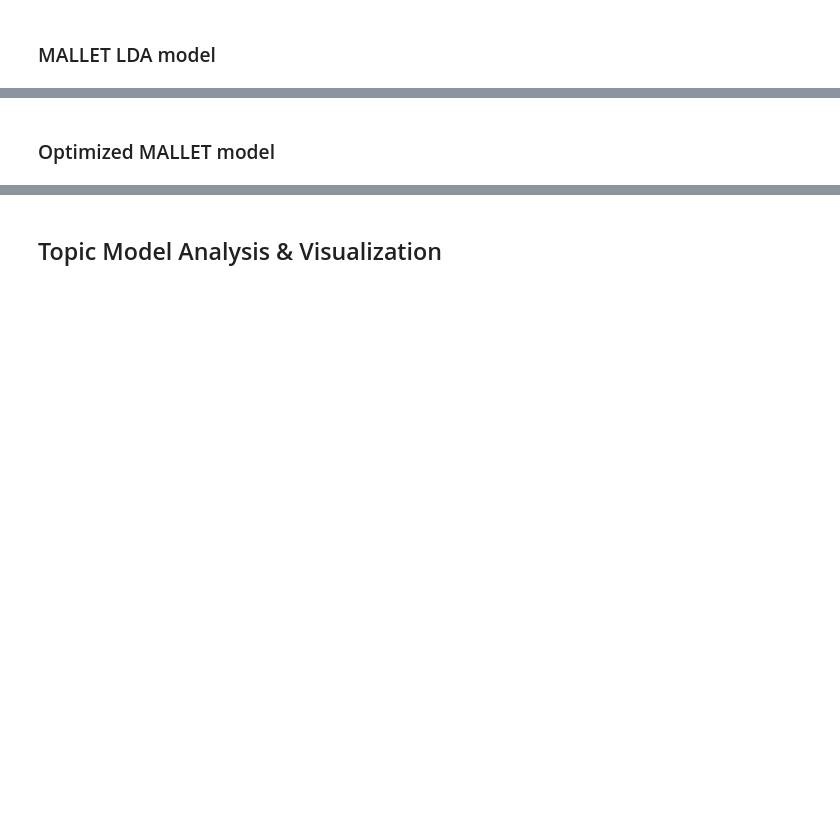
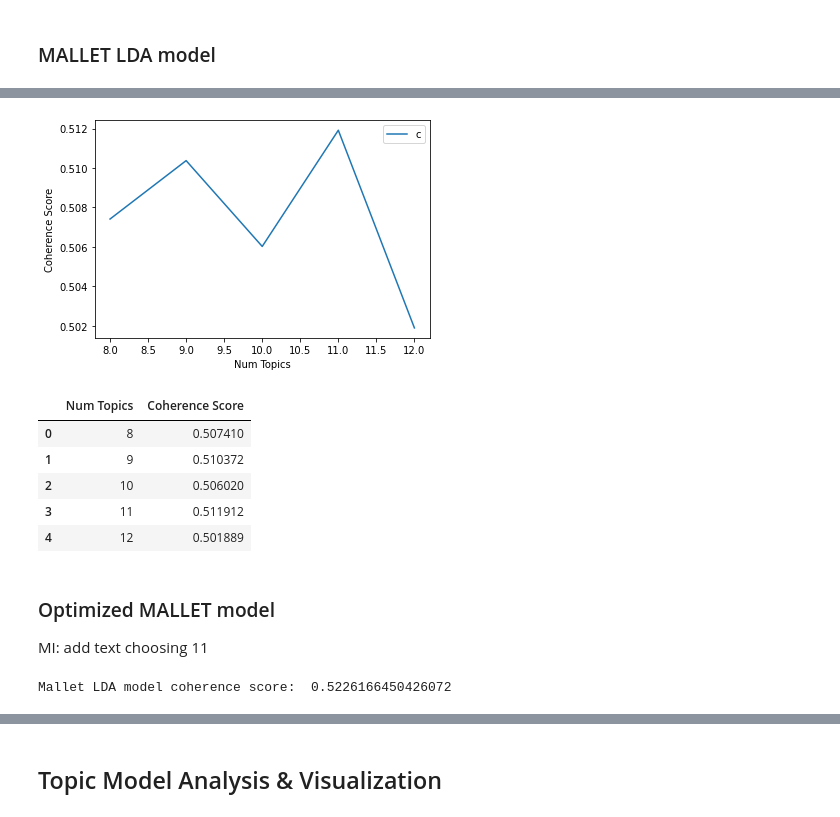
Before and after one commit to JeremyOBrien16/CUNY_DATA_620, a Jupyter notebook: ProjectFinal/data620project_final.ipynb, the cells around one changed output, grey strips where cells are left out. Cells and saved outputs as stored; diff of their text form; code cells hidden in the pictures; blank space fills up the shorter version.

```diff
--- a/ProjectFinal/data620project_final.ipynb
+++ b/ProjectFinal/data620project_final.ipynb
@@ -441,32 +449,39 @@ KeyboardInterrupt:
 # %%
 # Cast narrower net in range of 6 to 25 in single steps to smooth and find optimum in number of topics
 mlt_narrow_model_list, mlt_narrow_coherence_values = compute_coherence_values(model_type='LdaMallet',
                                                                             dictionary=id2word,
                                                                             corpus=corpus,
                                                                             texts=data_lemmatized,
-                                                                            start=6,
-                                                                            limit=25,
+                                                                            start=8,
+                                                                            limit=13,
                                                                             step=1)
 
 # Chart narrower net of optimal number of topics
 mlt_narrow_coherence = chart_model_coherence(mlt_narrow_coherence_values,
                       start=8,
-                      limit=25,
+                      limit=13,
                       step=1)
 mlt_narrow_coherence
+# %% [output]
+[figure, added]
+|  | Num Topics | Coherence Score |
+| 0 | 8 | 0.507410 |
+| 1 | 9 | 0.510372 |
+| 2 | 10 | 0.506020 |
+| 3 | 11 | 0.511912 |
+| 4 | 12 | 0.501889 |
 # %% [markdown]
 ### Optimized MALLET model
+
+MI: add text choosing 11
 # %%
 # Optimal Mallet model
-#mlt_optimal_model = mlt_narrow_model_list[int(mlt_narrow_coherence.loc[mlt_narrow_coherence['Coherence Score'].idxmax()]['Num Topics'])]
-#mlt_optimal_model = mallet_ldamodel(corpus=corpus, num_topics=9)
-mlt_optimal_model = mallet_ldamodel(corpus=corpus, num_topics=20)
+mlt_optimal_model = mallet_ldamodel(corpus=corpus, num_topics=11)
 
-# Compute model perplexity and coherence score
-print('\nMallet LDA model perplexity: ', lda_model.log_perplexity(corpus))
-#print('\nMallet LDA model coherence score: ', mlt_narrow_coherence.loc[mlt_narrow_coherence['Coherence Score'].idxmax()]['Coherence Score'])
-
+# Compute coherence score
 print('\nMallet LDA model coherence score: ', CoherenceModel(model=mlt_optimal_model, texts=texts).get_coherence(), '\n')
+# %% [output]
+Mallet LDA model coherence score:  0.5226166450426072
 # %%
 # Here is a quick look at the the top words by topic for the optimal Mallet model
 for topic_id in range(mlt_optimal_model.num_topics):
```
Also changed, not shown: parts of 25 cells of this notebook, 1 other file.
